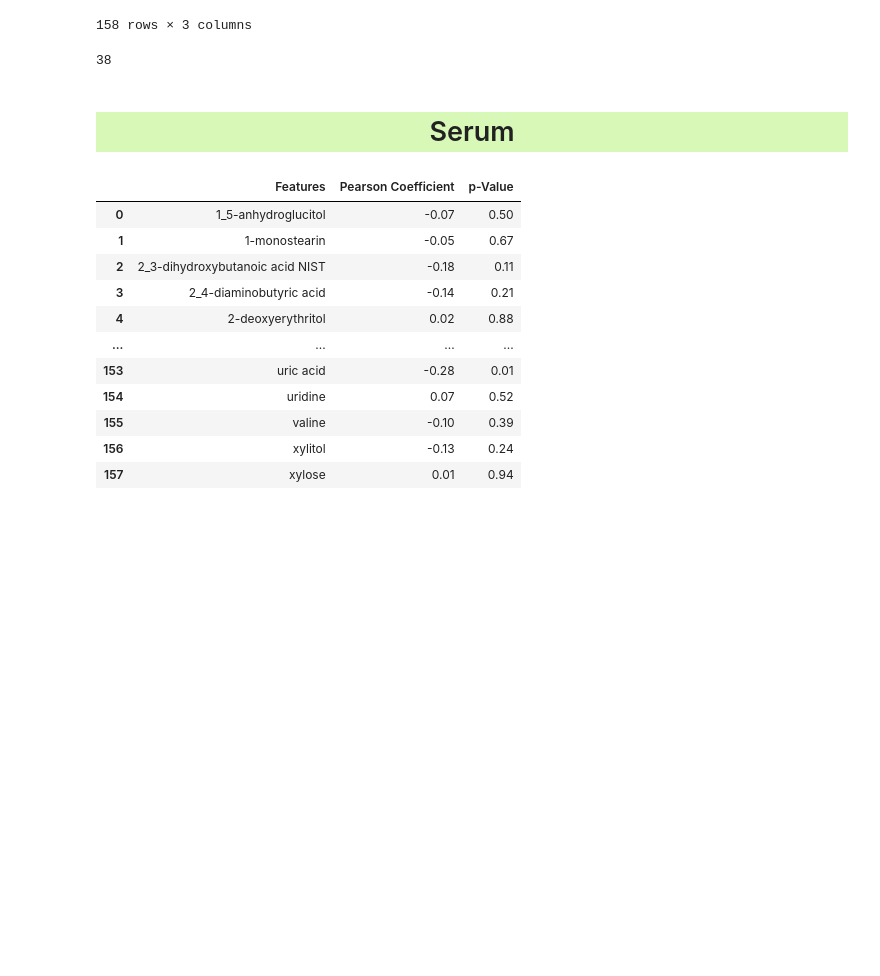
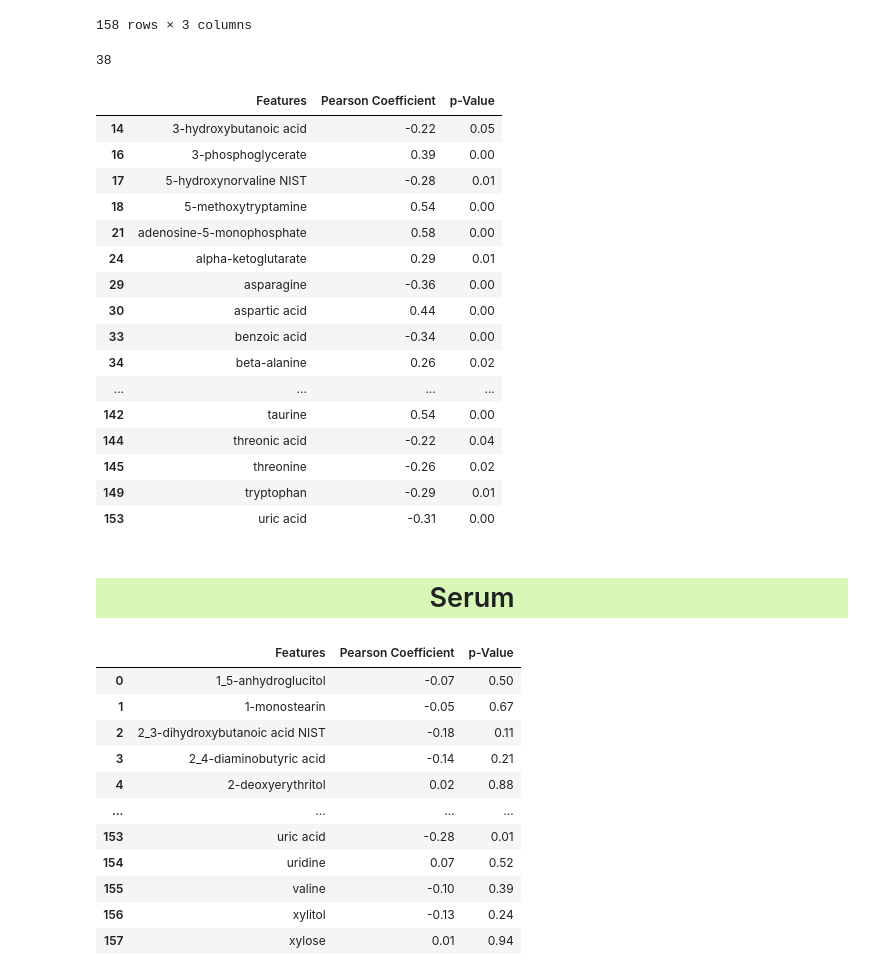
Before and after one commit to utshabkg/lung_cancer_biomarker, a Jupyter notebook: final and best approach/Approach 2/exploratory_analysis_final.ipynb, the cells around one changed output. Drawn from its saved outputs; the diff is of its cells as text; code cells hidden in the pictures; blank space fills up the shorter version.

```diff
--- a/final and best approach/Approach 2/exploratory_analysis_final.ipynb
+++ b/final and best approach/Approach 2/exploratory_analysis_final.ipynb
@@ -147,3 +148,24 @@ for i in range(158):
 len(pearson_p_final)
 # %% [output]
 38
+# %%
+pearson = pearson_p_df[pearson_p_df['p-Value'] < 0.05]
+pearson
+# %% [output]
+|  | Features | Pearson Coefficient | p-Value |
+| 14 | 3-hydroxybutanoic acid | -0.22 | 0.05 |
+| 16 | 3-phosphoglycerate | 0.39 | 0.00 |
+| 17 | 5-hydroxynorvaline NIST | -0.28 | 0.01 |
+| 18 | 5-methoxytryptamine | 0.54 | 0.00 |
+| 21 | adenosine-5-monophosphate | 0.58 | 0.00 |
+| 24 | alpha-ketoglutarate | 0.29 | 0.01 |
+| 29 | asparagine | -0.36 | 0.00 |
+| 30 | aspartic acid | 0.44 | 0.00 |
+| 33 | benzoic acid | -0.34 | 0.00 |
+| 34 | beta-alanine | 0.26 | 0.02 |
+| ... | ... | ... | ... |
+| 142 | taurine | 0.54 | 0.00 |
+| 144 | threonic acid | -0.22 | 0.04 |
+| 145 | threonine | -0.26 | 0.02 |
+| 149 | tryptophan | -0.29 | 0.01 |
+| 153 | uric acid | -0.31 | 0.00 |
```
Also changed, not shown: parts of 14 cells of this notebook, 16 other files.
